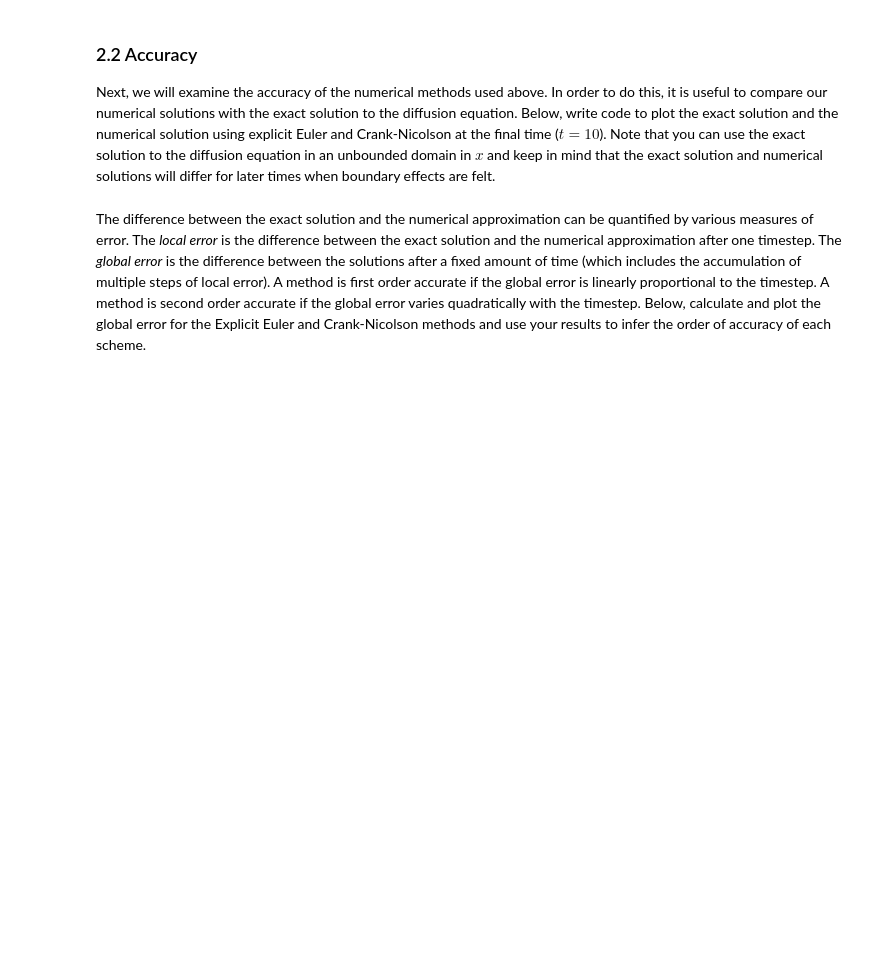
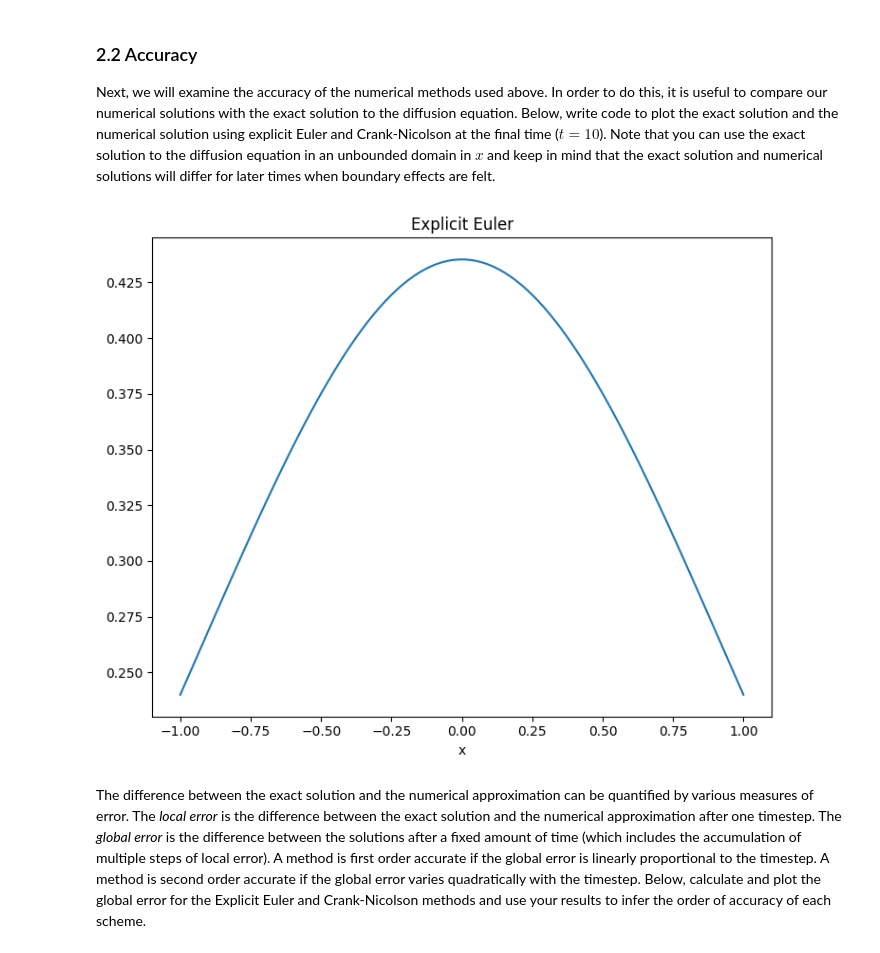
Before and after one commit to gracetuma/QCES, a Jupyter notebook: Project1_numerical_methods.ipynb, the cells around one changed output. Saved outputs shown, nothing was run; the diff lists cells and outputs as text; code cells hidden in the pictures; blank space fills up the shorter version.

```diff
--- a/Project1_numerical_methods.ipynb
+++ b/Project1_numerical_methods.ipynb
@@ -301,3 +301,26 @@ Next, we will examine the accuracy of the numerical methods used above. In order
+# %%
+# Add code to plot exact and numerical solutions
+# Plot the results
+plt.figure(figsize=(14, 6))
+def c_exact(x,kappa,t_end):
+  c_end=(4*np.pi*kappa*t_end)**(-0.5)*np.exp(-x**2 / (4*kappa*t_end))
+  return c_end
+plt.subplot(1, 2, 1)
+plt.plot(x, c_exact(x,kappa,20))
+plt.xlabel('x')
+#plt.ylabel('t')
+plt.title('Explicit Euler')
+"""
+plt.subplot(1, 2, 2)
+plt.pcolormesh(x, t, c_CN.T, shading='auto')
+plt.xlabel('x')
+plt.ylabel('t')
+plt.title('Crank-Nicolson')
+"""
+plt.tight_layout()
+plt.show()
+# %% [output]
+[figure, added]
 # %% [markdown]
 The difference between the exact solution and the numerical approximation can be quantified by various measures of error. The *local error* is the difference between the exact solution and the numerical approximation after one timestep. The *global error* is the difference between the solutions after a fixed amount of time (which includes the accumulation of multiple steps of local error). A method is first order accurate if the global error is linearly proportional to the timestep. A method is second order accurate if the global error varies quadratically with the timestep. Below, calculate and plot the global error for the Explicit Euler and Crank-Nicolson methods and use your results to infer the order of accuracy of each scheme.
 # %% [markdown]
```
Also changed, not shown: parts of 6 cells of this notebook.
